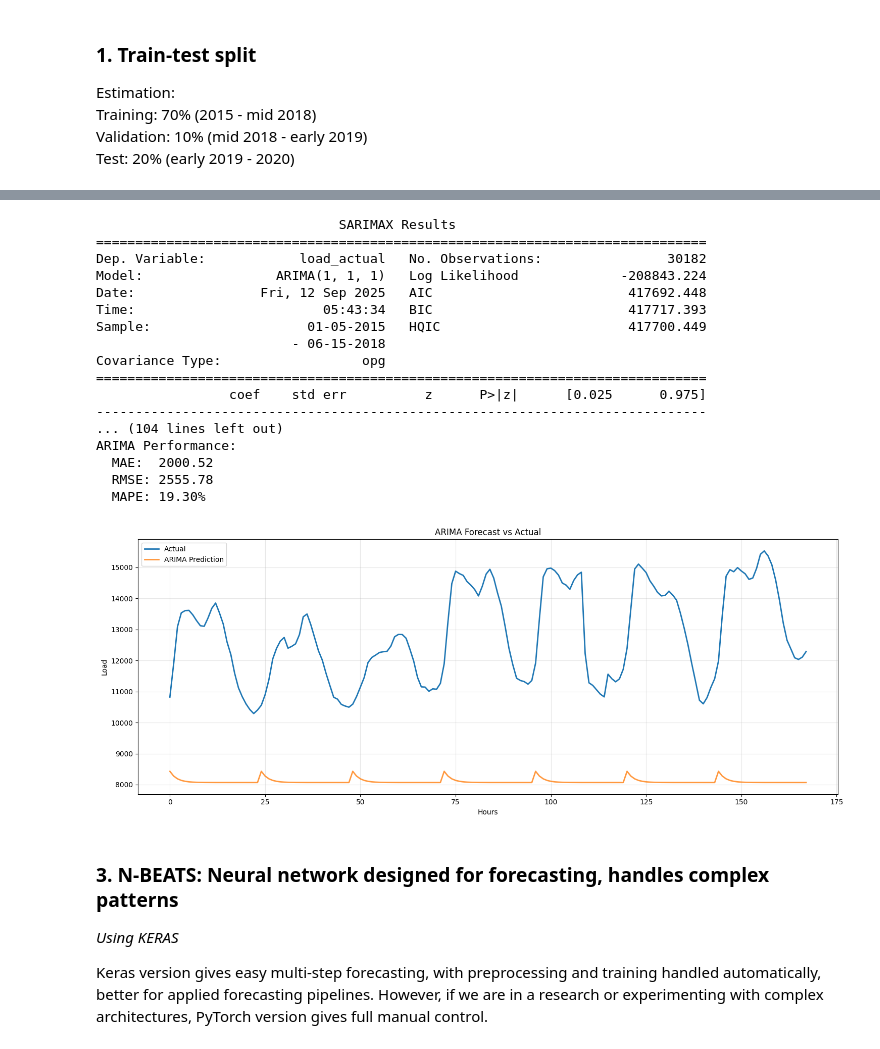
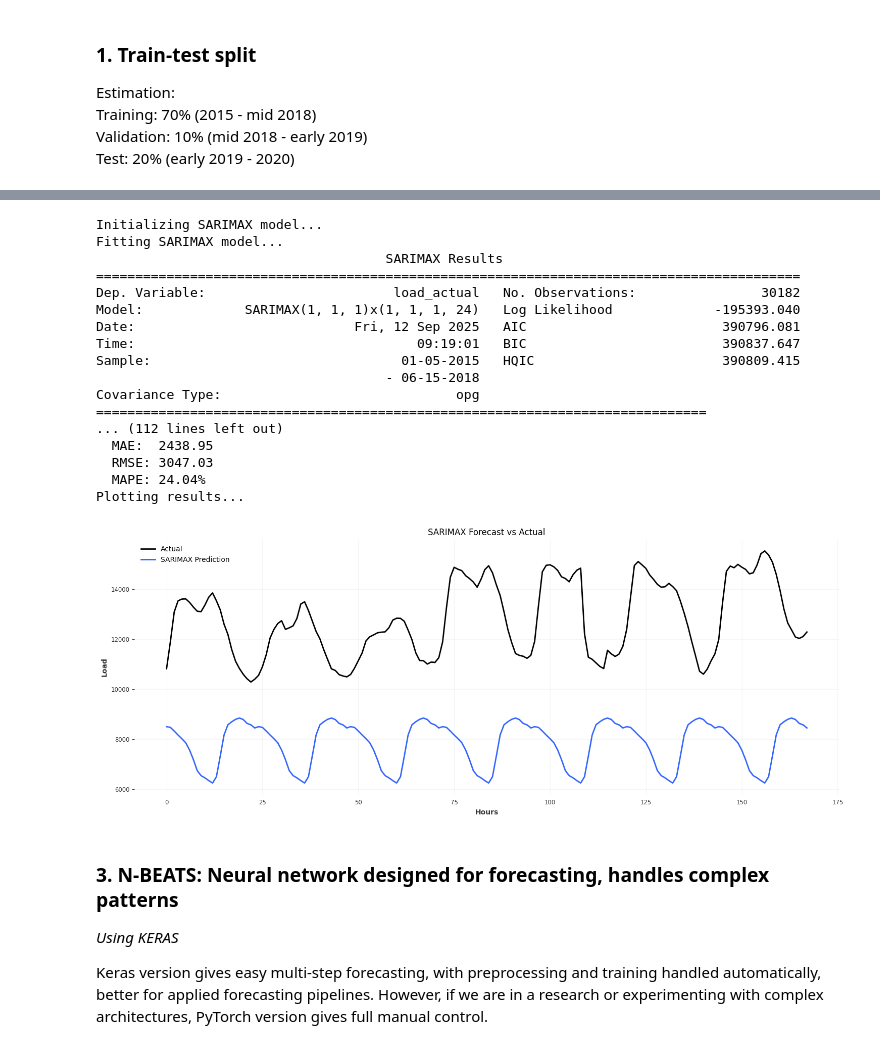
Before and after one commit to ignsagita/timeseries-nn, a Jupyter notebook: timeseries-nn.ipynb, the cells around one changed output, grey strips where cells are left out. Cells and saved outputs as stored; diff of their text form; code cells hidden in the pictures.

```diff
--- a/timeseries-nn.ipynb
+++ b/timeseries-nn.ipynb
@@ -845,10 +787,13 @@ class TimeSeriesTrainTest:
 
         return train_data, val_data, test_data
 
-    def create_sequences(self, data, lookback_window=win, forecast_horizon=24):
+    def create_sequences(self, data, lookback_window=None, forecast_horizon=24):
         """
         Create sequences for deep learning models
         """
+        if lookback_window is None:
+            lookback_window = 24*7
+
         X, y = [], []
 
         for i in range(lookback_window, len(data) - forecast_horizon + 1):
@@ -932,31 +938,59 @@ class ARIMAForecast:
         Simple forecast without rolling
         """
         return self.model_fit.forecast(steps=n_periods)
+# %%
+def run_sarimax_forecast():
+    try:
+        print("Initializing SARIMAX model...")
+        sarimax_model = SARIMAXForecast(order=(1,1,1), seasonal_order=(1,1,1,24))
+
+        print("Fitting SARIMAX model...")
+        sarimax_model.fit(train_data_imp, target_col='load_actual')
+
+        print("Starting rolling forecast...")
+        # Try the simpler version first (much faster)
+        sarimax_pred, sarimax_actual = sarimax_model.forecast_rolling_simple(
+            test_data_imp, target_col='load_actual', forecast_horizon=24
+        )
+
+        # If you need the more sophisticated rolling forecast with refitting:
+        # sarimax_pred, sarimax_actual = sarimax_model.forecast_rolling(
+        #     test_data_imp, target_col='load_actual', forecast_horizon=24
+        # )
+
+        print("Evaluating forecasts...")
+        sarimax_metrics = evaluate_forecasts(sarimax_pred, sarimax_actual, "SARIMAX")
+
+        print("Plotting results...")
+        plot_forecasts(sarimax_pred, sarimax_actual, "SARIMAX")
+
+        return sarimax_model, sarimax_pred, sarimax_actual, sarimax_metrics
+
+    except Exception as e:
+        print(f"Error in SARIMAX forecast: {e}")
+        return None, None, None, None
 # %%
-arima_model = ARIMAForecast()
-arima_model.fit(train_data_imp, target_col='load_actual')
-arima_pred, arima_actual = arima_model.forecast_rolling(test_data_imp, target_col='load_actual')
-arima_metrics = evaluate_forecasts(arima_pred, arima_actual, "ARIMA")
-plot_forecasts(arima_pred, arima_actual, "ARIMA")
+# Run the forecast
+sarimax_model, sarimax_pred, sarimax_actual, sarimax_metrics = run_sarimax_forecast()
 # %% [output]
-                               SARIMAX Results
+Initializing SARIMAX model...
+Fitting SARIMAX model...
+                                     SARIMAX Results
+==========================================================================================
+Dep. Variable:                        load_actual   No. Observations:                30182
+Model:             SARIMAX(1, 1, 1)x(1, 1, 1, 24)   Log Likelihood             -195393.040
+Date:                            Fri, 12 Sep 2025   AIC                         390796.081
+Time:                                    09:19:01   BIC                         390837.647
+Sample:                                01-05-2015   HQIC                        390809.415
+                                     - 06-15-2018
+Covariance Type:                              opg
 ==============================================================================
-Dep. Variable:            load_actual   No. Observations:                30182
-Model:                 ARIMA(1, 1, 1)   Log Likelihood             -208843.224
-Date:                Fri, 12 Sep 2025   AIC                         417692.448
-Time:                        05:43:34   BIC                         417717.393
-Sample:                    01-05-2015   HQIC                        417700.449
-                         - 06-15-2018
-Covariance Type:                  opg
-==============================================================================
-                 coef    std err          z      P>|z|      [0.025      0.975]
-------------------------------------------------------------------------------
-... (104 lines left out)
-ARIMA Performance:
-  MAE:  2000.52
-  RMSE: 2555.78
-  MAPE: 19.30%
+... (112 lines left out)
+  MAE:  2438.95
+  RMSE: 3047.03
+  MAPE: 24.04%
+Plotting results...
-[figure, old version]
+[figure, new version]
 # %% [markdown]
 ### 3. N-BEATS: Neural network designed for forecasting, handles complex patterns
 
```
Also changed, not shown: parts of 21 cells of this notebook.
